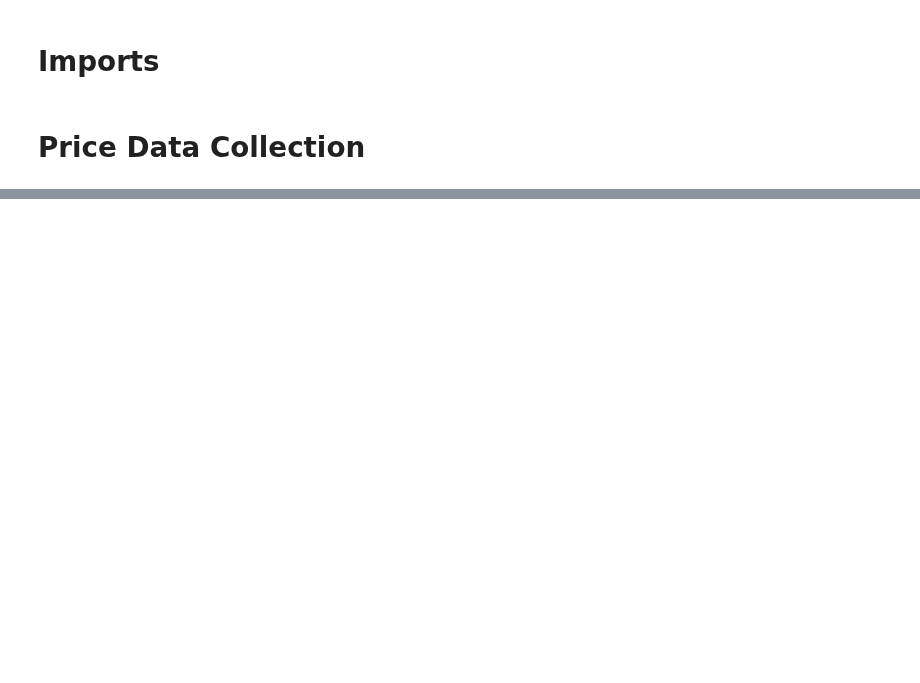
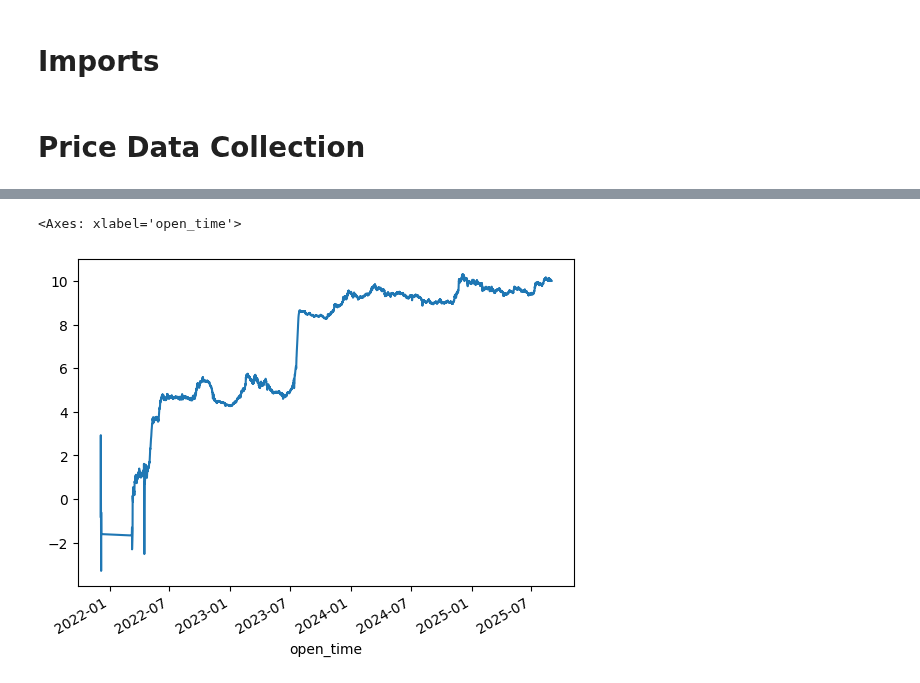
Before and after one commit to wbchristerson/crypto-strategies, a Jupyter notebook: updated_statistical_arbitrage_cointegration_3.ipynb, the cells around one changed output, grey strips where cells are left out. Drawn from its saved outputs; the diff is of its cells as text; code cells hidden in the pictures; blank space fills up the shorter version.

```diff
--- a/updated_statistical_arbitrage_cointegration_3.ipynb
+++ b/updated_statistical_arbitrage_cointegration_3.ipynb
@@ -511,0 +565,24 @@ df1 * df2
+# %%
+px_trade_sim = px_4h
+trade_hours_freq = 4
+
+time_to_coint_pairs = dict()
+for time_index in px_trade_sim.index:
+    time_to_coint_pairs[time_index] = [("DOTUSDT", "XLMUSDT")]
+
+beta_calculation_window = 6 * 182
+z_score_calculation_window = 6 * 45
+
+z_score_entry_level = 1.75
+z_score_exit_level = 0.75
+
+
+gross_returns, net_returns = run_trade_simulation(
+    px_trade_sim,
+    trade_hours_freq,
+    time_to_coint_pairs,
+    beta_calculation_window,
+    z_score_calculation_window,
+    z_score_entry_level,
+    z_score_exit_level
+)
@@ -511,0 +607,9 @@ df1 * df2
+# %%
+cleaned_gross_returns = gross_returns[
+    ~((gross_returns == float('inf')) | np.isnan(gross_returns) | (gross_returns == float('-inf')))
+]
+
+cleaned_gross_returns.iloc[1:].cumsum().plot()
+# %% [output]
+<Axes: xlabel='open_time'>
+[figure, added]
```
Also changed, not shown: parts of 12 cells of this notebook, 3 other files.
